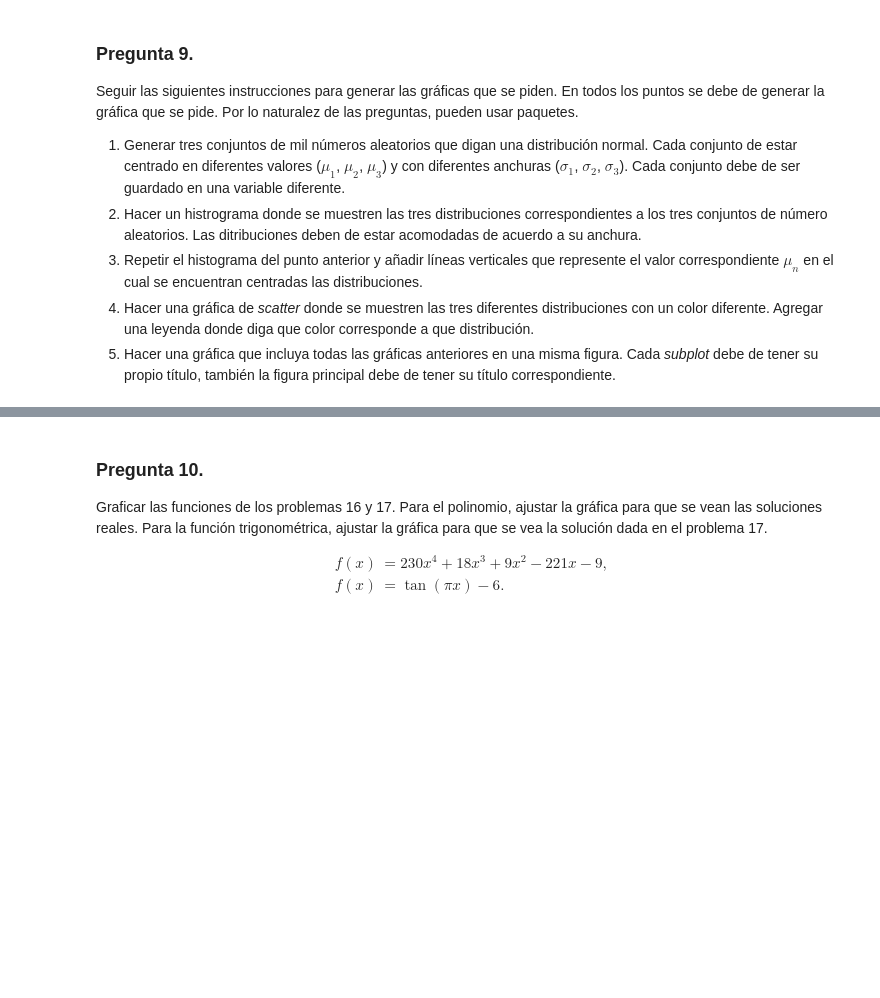
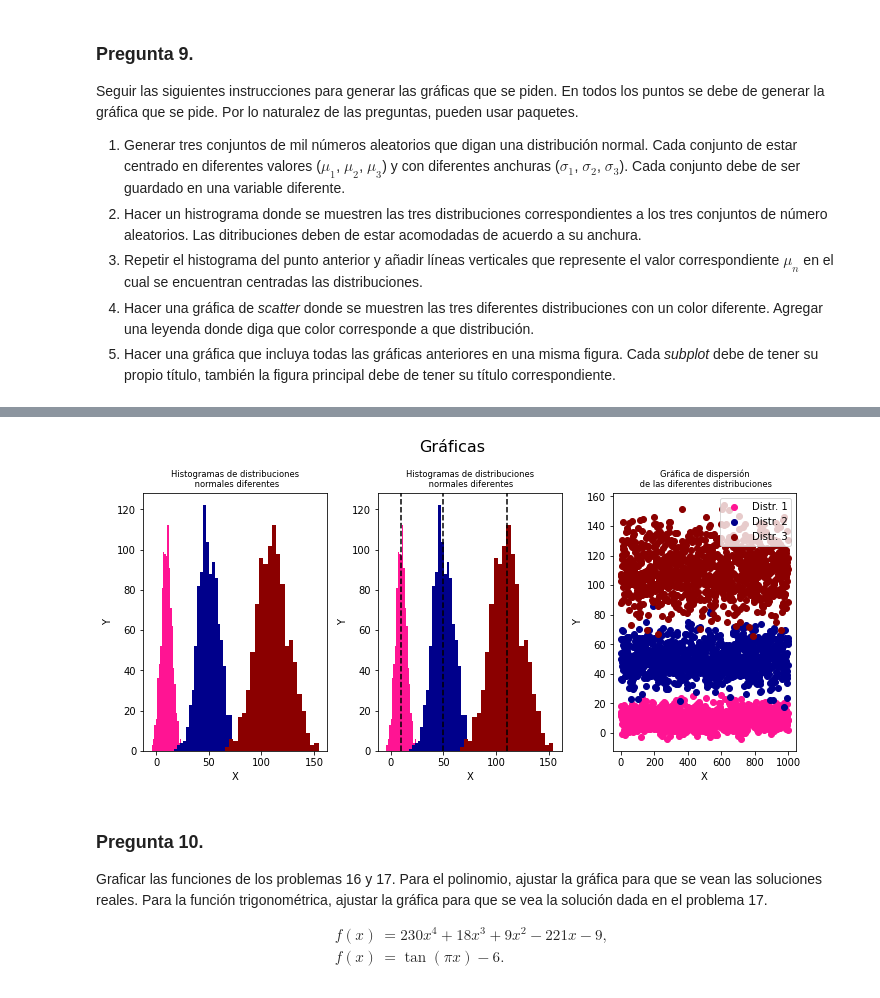
Before and after one commit to MarcosLopezM/Tarea2_MNyAC, a Jupyter notebook: Tarea2.ipynb, the cells around one changed output, grey strips where cells are left out. Saved outputs shown, nothing was run; the diff lists cells and outputs as text; code cells hidden in the pictures; blank space fills up the shorter version.

```diff
--- a/Tarea2.ipynb
+++ b/Tarea2.ipynb
@@ -304,3 +359,39 @@ Seguir las siguientes instrucciones para generar las gráficas que se piden. En
+# %%
+# Inciso 9.5
+
+fig, (ax1, ax2, ax3) = plt.subplots(1, 3, figsize = (10, 5))
+fig.suptitle('Gráficas', fontsize=16)
+
+####################### Incisos 9.1 y 9.2 #######################
+ax1.hist(x, bins = 'auto', facecolor = 'deeppink');
+ax1.hist(y, bins = 'auto', facecolor = 'darkblue');
+ax1.hist(z, bins = 'auto', facecolor = 'darkred');
+ax1.set_title("Histogramas de distribuciones\n normales diferentes", fontsize = 'small')
+ax1.set_xlabel("X")
+ax1.set_ylabel("Y")
+
+####################### Inciso 9.3 #######################
+ax2.hist(x, bins = 'auto', color = colors[0]);
+ax2.hist(y, bins = 'auto', facecolor = colors[1]);
+ax2.hist(z, bins = 'auto', facecolor = colors[2]);
+for i in mu_n:
+    ax2.axvline(x = i, color = 'k', linestyle = '--')
+ax2.set_title("Histogramas de distribuciones\n normales diferentes", fontsize = 'small')
+ax2.set_xlabel("X")
+ax2.set_ylabel("Y")
+
+####################### Inciso 9.4 #######################
+ax3.scatter(indices, x, c = colors[0], label = "Distr. 1")
+ax3.scatter(indices, y, c = colors[1], label = "Distr. 2")
+ax3.scatter(indices, z, c = colors[2], label = "Distr. 3")
+ax3.set_title("Gráfica de dispersión\n de las diferentes distribuciones", fontsize = 'small')
+ax3.set_xlabel("X")
+ax3.set_ylabel("Y")
+ax3.legend();
+
+fig.tight_layout()
+# %% [output]
+[figure, added]
 # %% [markdown]
 ### Pregunta 10.
 Graficar las funciones de los problemas 16 y 17. Para el polinomio, ajustar la gráfica para que se vean las soluciones reales. Para la función trigonométrica, ajustar la gráfica para que se vea la solución dada en el problema 17.
```
Also changed, not shown: parts of 40 cells of this notebook.
